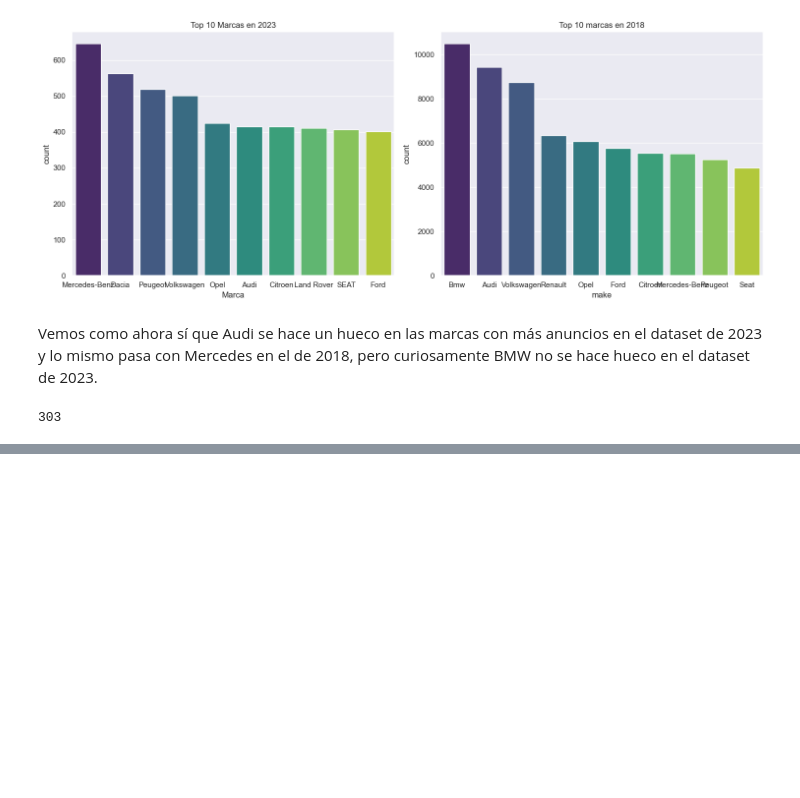
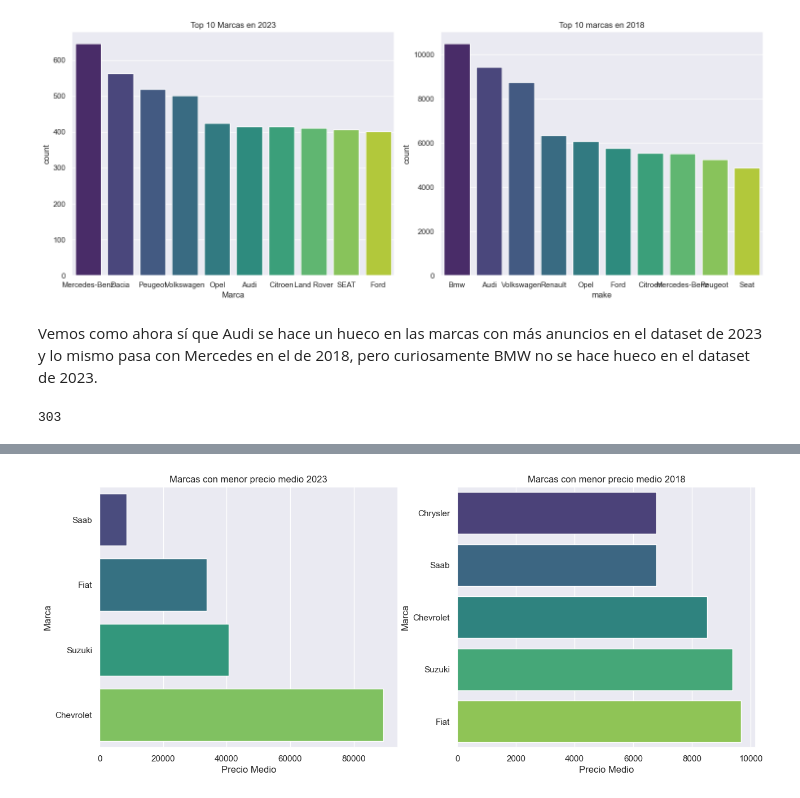
Before and after one commit to maribelseara/proyecto_final_ds, a Jupyter notebook: EDA.ipynb, the cells around one changed output, grey strips where cells are left out. Cells and saved outputs as stored; diff of their text form; code cells hidden in the pictures; blank space fills up the shorter version.

```diff
--- a/EDA.ipynb
+++ b/EDA.ipynb
@@ -717,0 +790,20 @@ Vemos que efectivamente para la marca BMW hay 303 registros, quedándose por deb
+# %%
+sns.set(rc={'figure.figsize': (15, 6)})
+
+plt.subplot(1, 2, 1)
+marcas_baratas_2018=['Chrystler', 'Saab', 'Chevrolet', 'Suzuki', 'Fiat']
+min_precios_medio_marca = df[df['Marca'].isin(marcas_baratas_2018)].groupby('Marca')['Precio'].mean().sort_values(ascending=True).head(5)
+sns.barplot(x=min_precios_medio_marca.values, y=min_precios_medio_marca.index, palette='viridis')
+plt.xlabel('Precio Medio')
+plt.ylabel('Marca')
+plt.title('Marcas con menor precio medio 2023')
+
+plt.subplot(1, 2, 2)
+min_precios_medio_marca_2018 = df_2018.groupby('make')['price'].mean().sort_values(ascending=True).head(5)
+sns.barplot(x=min_precios_medio_marca_2018.values, y=min_precios_medio_marca_2018.index, palette='viridis')
+plt.xlabel('Precio Medio')
+plt.ylabel('Marca')
+plt.title('Marcas con menor precio medio 2018')
+plt.show()
+# %% [output]
+[figure, added]
```
Also changed, not shown: parts of 60 cells of this notebook, 3 other files.
